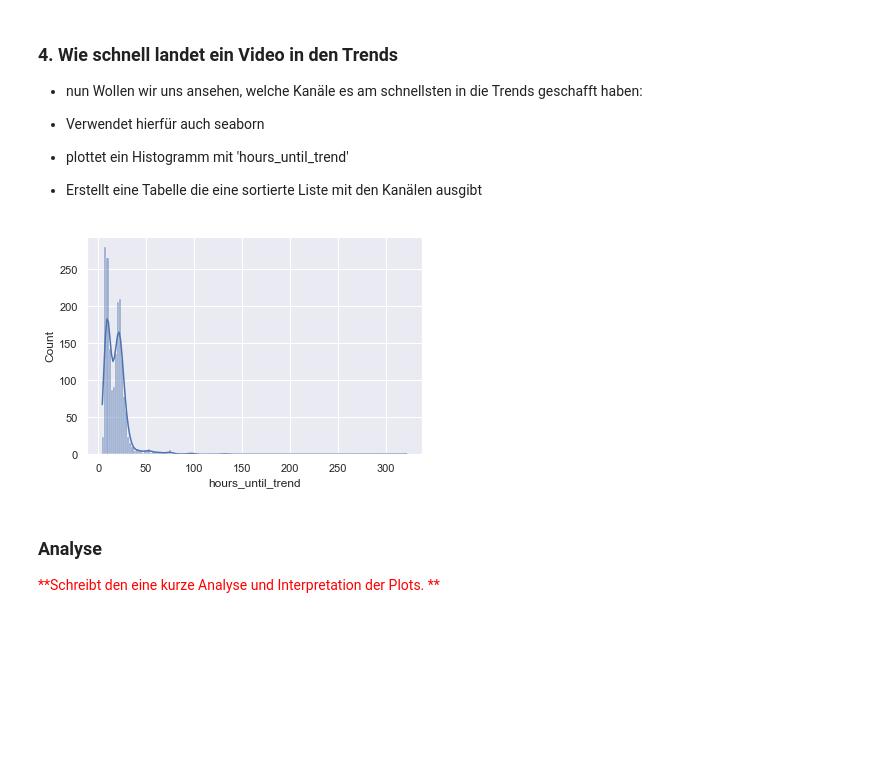
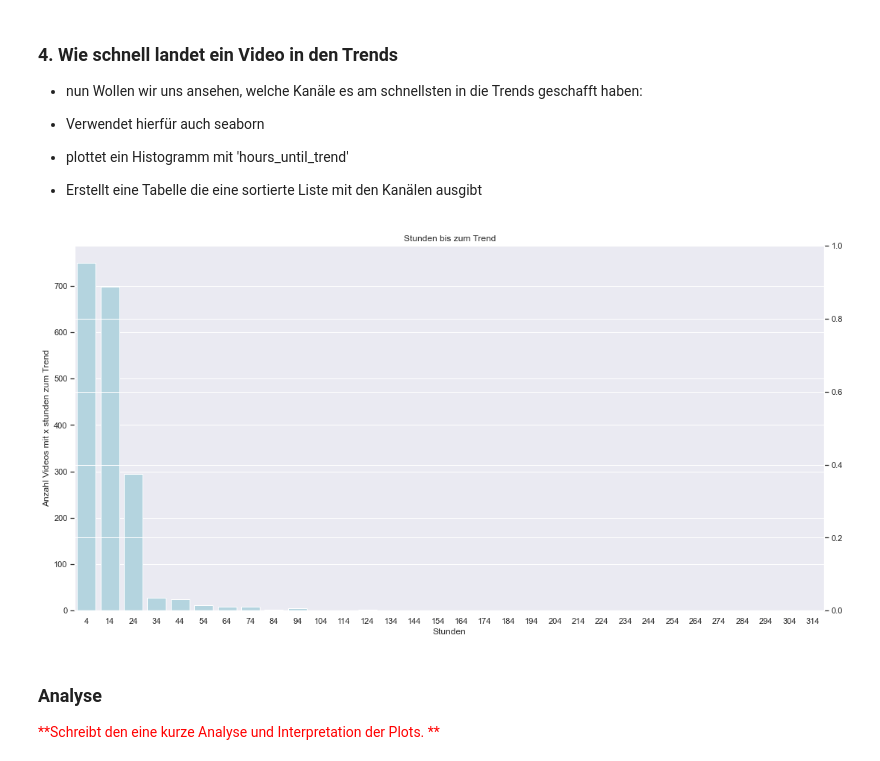
Before and after one commit to CmdLari/Data-Science-Praktikum, a Jupyter notebook: 01_Datenanalyse_Aufgaben.ipynb, the cells around one changed output. Cells and saved outputs as stored; diff of their text form; code cells hidden in the pictures; blank space fills up the shorter version.

Commit message:
Aufgabe 1-2-12 den histplot habe ich jetzt doch als barplot ausgeführt, cut ist echt mist, wozu?, ich habe keine linie im diagramm, aber die übersichtliche tabelle habe.

```diff
--- a/01_Datenanalyse_Aufgaben.ipynb
+++ b/01_Datenanalyse_Aufgaben.ipynb
@@ -575,29 +575,52 @@ Geht bitte wie folgt vor:
 # %%
 ### hier sollte euer Code stehen
 
 # Daten vorbereiten:
 gaming_data.hours_until_trend.min()
 
 intervalgrenzen=range(np.floor(gaming_data.hours_until_trend.min()).astype(int),
                       np.ceil(gaming_data.hours_until_trend.max()).astype(int)+10,
                       10)
 #print(intervalgrenzen)
 
-gaming_data['hours_until_trend_class'] = pd.cut(gaming_data.hours_until_trend,intervalgrenzen)
+gaming_data['hours_until_trend_class'] = pd.cut(x=gaming_data.hours_until_trend,bins=intervalgrenzen,labels=intervalgrenzen[0:len(intervalgrenzen)-1],retbins=False,include_lowest=True)
 
 
-gamingTrendClasses=pd.DataFrame(gaming_data.groupby('hours_until_trend_class').count())
-gamingTrendClasses
+#gamingTrendClasses = gaming_data.groupby('hours_until_trend_class').count()#[['hours_until_trend_class','title']]
+gamingTrendClasses = gaming_data[['hours_until_trend_class','title']].groupby('hours_until_trend_class').count()
+#gamingTrendClasses.head()
 
-#hoursUntilTrend
+#gamingTrendClasses=pd.DataFrame(gaming_data[['title','hours_until_trend_class']])
+#gamingTrendClasses=pd.DataFrame(gaming_data['hours_until_trend_class'].transform(lambda x:str(x)))
+#gamingTrendClasses=pd.DataFrame(gaming_data['hours_until_trend_class'].transform(lambda x:str(x)))[['hours_until_trend_class']]
+
+gamingTrendClasses.head()
+# gamingTrendClasses.dtypes
 
 # Daten Plotten
-ax=sns.histplot(data=gaming_data,x="hours_until_trend",kde=True)
-#ax.set(xlabel="Anzahl Views (cleaned)",ylabel="Häufigkeit",title="Geiler Scheiß!")
-#ax.ticklabel_format(axis='x',style='plain')
-#plt.show()
+
+# erfolgloser schrott
+
+#sns.lineplot(x=gamingTrendClasses.index,y=gamingTrendClasses.title,ax=ax2)
+#sns.histplot(data=gamingTrendClasses,x='hours_until_trend_class',y='title')
+#ax=sns.barplot(data=gamingTrendClasses,x='hours_until_trend_class',y='title')
+#plt.gcf().set_size_inches(16,16)
+# ax.set(xlabel="Anzahl Views (cleaned)",ylabel="Häufigkeit",title="Geiler Scheiß!")
+# ax.ticklabel_format(axis='x',style='plain')
+# plt.show()
+
+# Übersichtliche Tabelle ausgeben.
+tabelle = gaming_data[['title','channel','hours_until_trend']].sort_values(by='hours_until_trend',ascending=True)
+tabelle
+
+# das hier läfut
+fig, ax1 = plt.subplots(figsize=(18,9)) # keine ahnung.
+sns.barplot(x=gamingTrendClasses.index,y=gamingTrendClasses.title,color='lightblue',ax=ax1)
+plt.gca().set(title="Stunden bis zum Trend",xlabel="Stunden",ylabel="Anzahl Videos mit x stunden zum Trend")
+
+#ax2 = ax1.twinx() # die x-achse duplizieren, um die beiden plots zu überlagern.
 # %% [output]
-[figure, old version]
+[figure, new version]
 # %%
 ### hier nichts ausführen, sonst verschwindet der Output.
 # %% [markdown]
```
